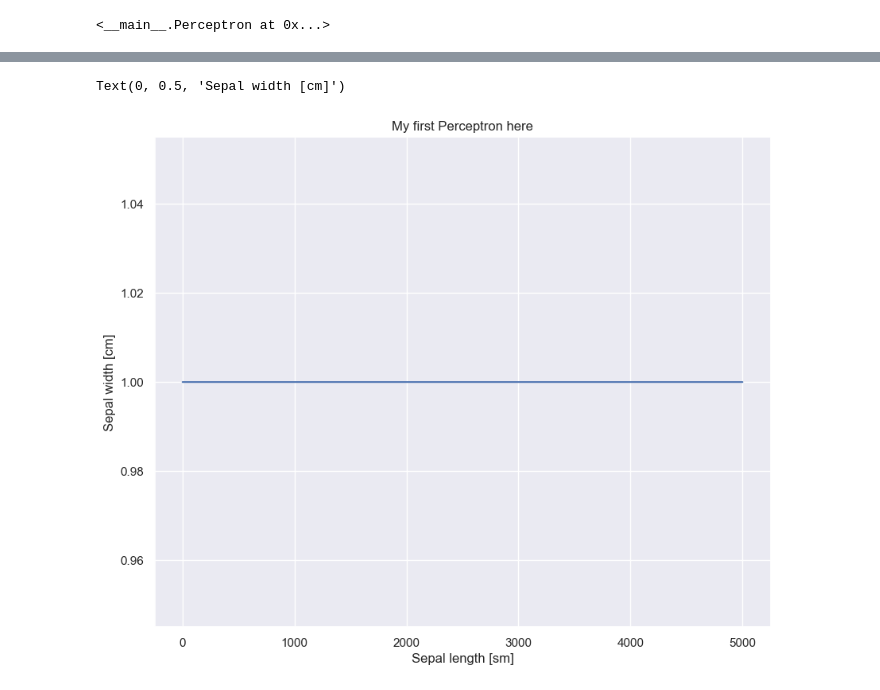
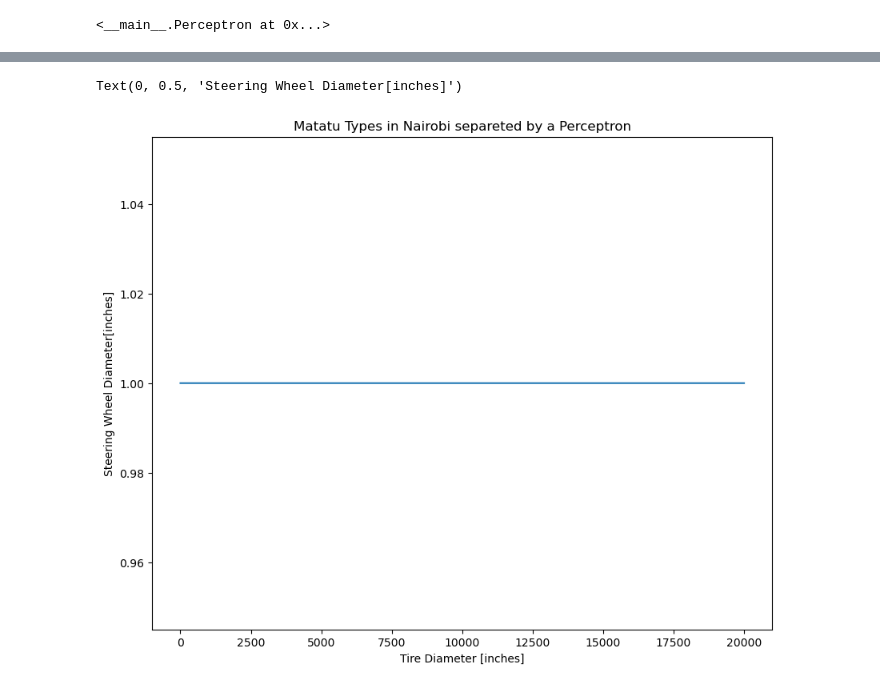
Before and after one commit to mmutugi/Data-Science-and-Machine-Learning, a Jupyter notebook: Supervised-Learning/The Perceptron/Perceptron.ipynb, the cells around one changed output, grey strips where cells are left out. Drawn from its saved outputs; the diff is of its cells as text; code cells hidden in the pictures.

```diff
--- a/Supervised-Learning/The Perceptron/Perceptron.ipynb
+++ b/Supervised-Learning/The Perceptron/Perceptron.ipynb
@@ -54,15 +104,13 @@ import pandas as pd
 
 import seaborn as sns
 from mlxtend.plotting import plot_decision_regions
-
-sns.set_theme()
 # %%
-df = pd.read_csv("iris_dataset.csv")
+df = pd.read_csv("matatu_data.csv")
 # %%
-y = df.iloc[0:100].species.values
-y = np.where(y== "setosa", -1,1 )
+y = df.iloc[0:125].Type.values
+y = np.where(y== "Wazii", 1,-1 )
 
-x= df[["sepal_length" , "sepal_width"]].iloc[:100].values
+x= df[["Tire_Diameter" , "Steering_Diameter"]].iloc[:125].values
 # %%
 class Perceptron(object):
    def __init__(self, eta = .5, epochs=50):
@@ -91,7 +139,7 @@ class Perceptron(object):
    def predict (self,x):
         return np.where(self.net_imput(x) >=0 ,1, -1)
 # %%
-percep = Perceptron(epochs = 5_000)
+percep = Perceptron(epochs = 20_000)
 
 percep.train(x,y)
 # %% [output]
@@ -111,10 +162,10 @@ plt.show
 # %%
 plt.figure(figsize = (10 , 8) )
 plt.plot(range(1, len(percep.errors)+1), percep.errors)
 
-plt.title("My first Perceptron here")
-plt.xlabel("Sepal length [sm]")
-plt.ylabel("Sepal width [cm]")
+plt.title("Matatu Types in Nairobi separeted by a Perceptron")
+plt.xlabel("Tire Diameter [inches]")
+plt.ylabel("Steering Wheel Diameter[inches]")
 # %% [output]
-Text(0, 0.5, 'Sepal width [cm]')
+Text(0, 0.5, 'Steering Wheel Diameter[inches]')
-[figure, old version]
+[figure, new version]
```
Also changed, not shown: parts of 5 cells of this notebook, 3 other files.
